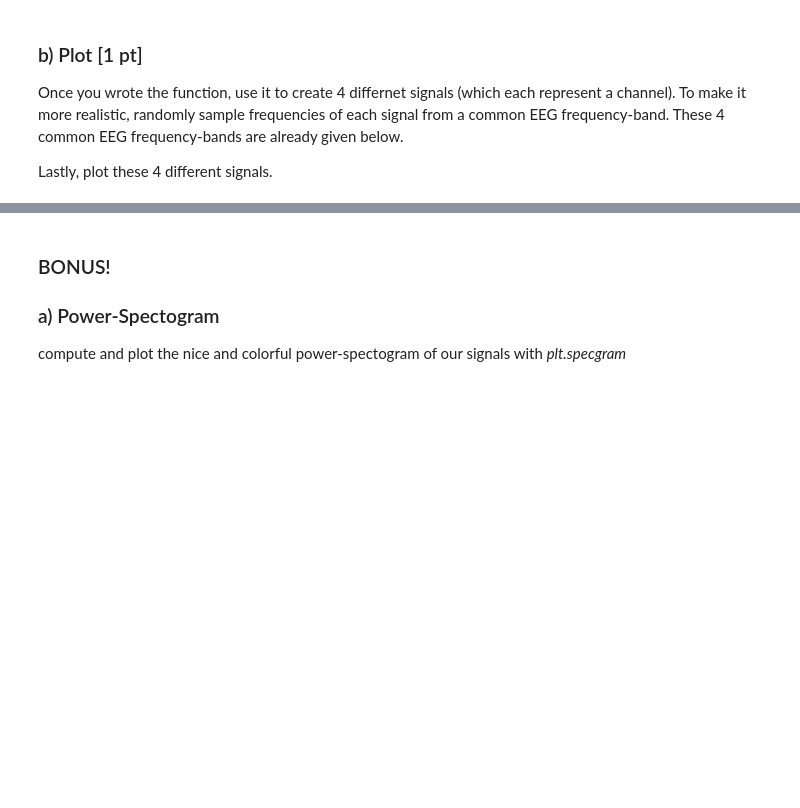
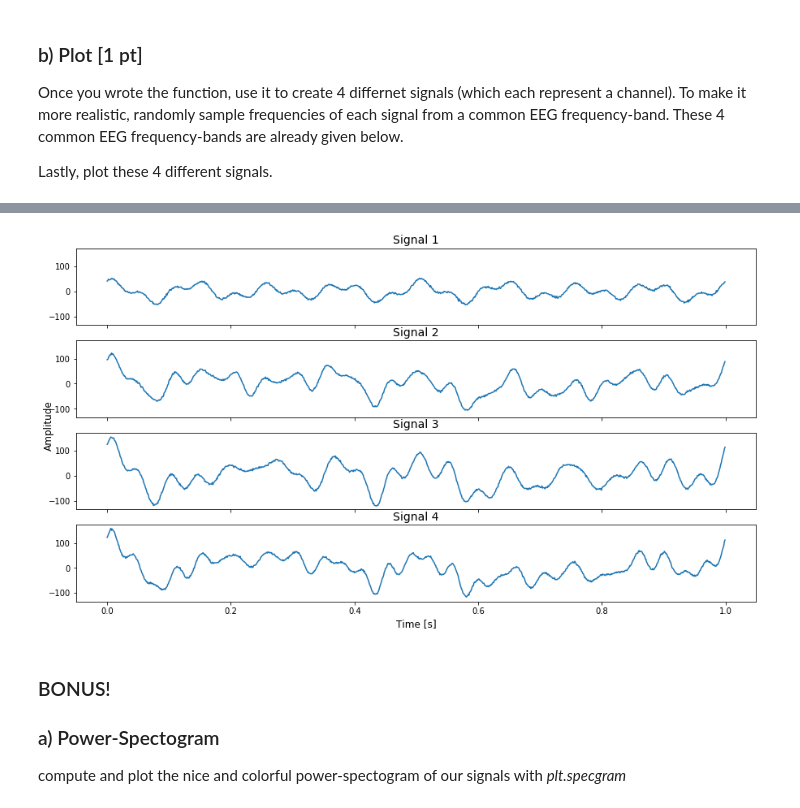
Before and after one commit to NBP-ACC/week-9-acc_8, a Jupyter notebook: sheet07.ipynb, the cells around one changed output, grey strips where cells are left out. Drawn from its saved outputs; the diff is of its cells as text; code cells hidden in the pictures; blank space fills up the shorter version.

```diff
--- a/sheet07.ipynb
+++ b/sheet07.ipynb
@@ -97,5 +97,5 @@ axs[3].plot(t,signals[3])
 axs[0].set_title('Signal 1', fontsize = 14)
 axs[1].set_title('Signal 2', fontsize = 14)
 axs[2].set_title('Signal 3', fontsize = 14)
-axs[3].set_title(/,'Signal 4', fontsize = 14)
+axs[3].set_title('Signal 4', fontsize = 14)
 # %% [output]
@@ -103,3 +103,4 @@ SyntaxError: invalid syntax (<ipython-input-24-8abe687b9ed6>, line 29)
+[figure, added]
 # %% [markdown]
 ### BONUS!
 ### a) Power-Spectogram
```
Also changed, not shown: parts of 3 cells of this notebook.
